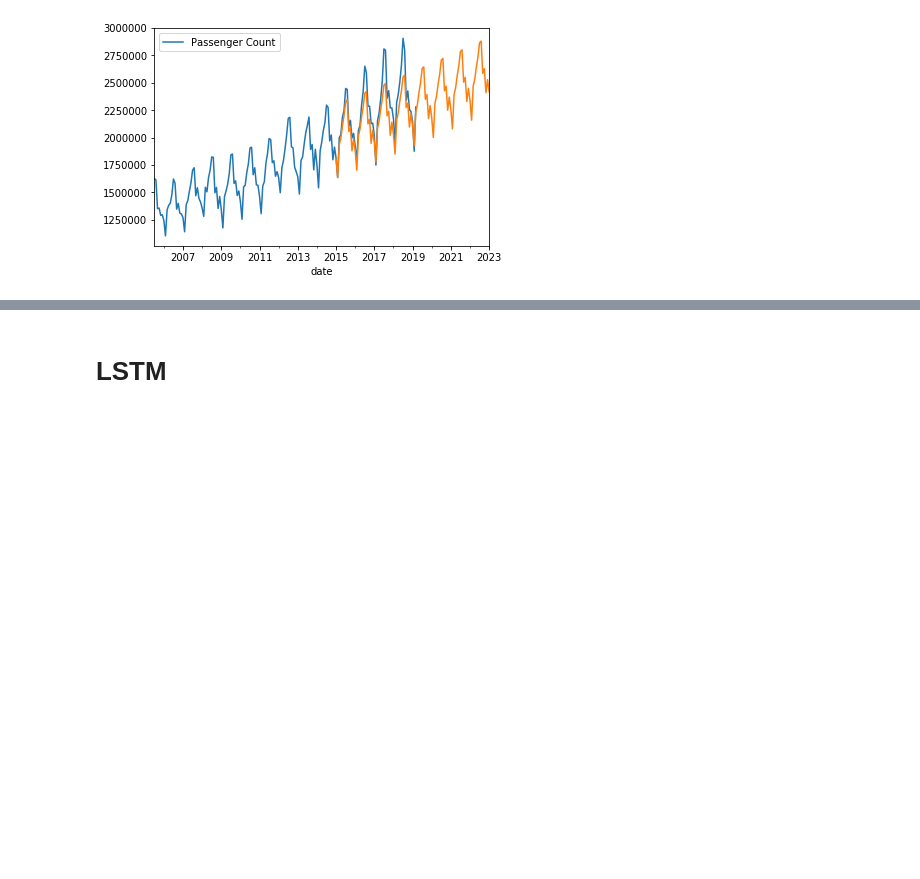
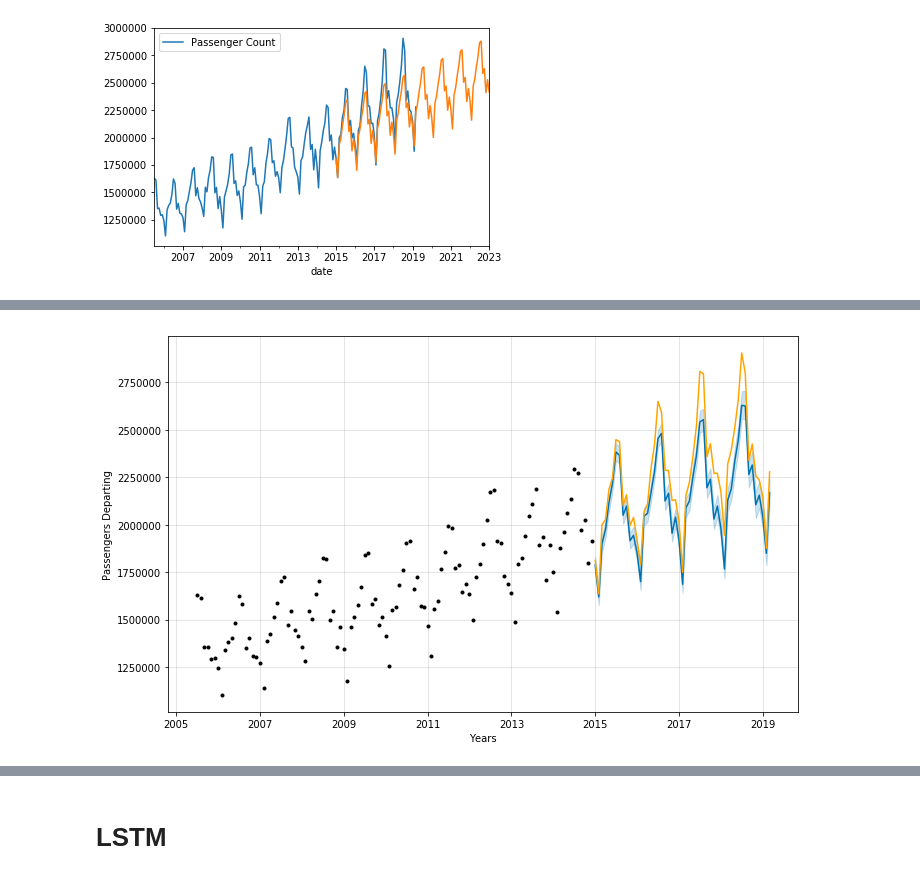
Before and after one commit to Alexandre987/SFO_Time_Series, a Jupyter notebook: Demand_Forecasting.ipynb, the cells around one changed output, grey strips where cells are left out. Drawn from its saved outputs; the diff is of its cells as text; code cells hidden in the pictures; blank space fills up the shorter version.

Commit message:
Added FB Prophet

```diff
--- a/Demand_Forecasting.ipynb
+++ b/Demand_Forecasting.ipynb
@@ -564,0 +603,7 @@ final_sarima_prediction.plot()
+# %%
+# Setting up data in proper format for Prophet
+fb_train = train.reset_index()
+fb_train.columns = ['ds','y']
+# %%
+fb_model = Prophet(seasonality_mode='multiplicative')
+fb_model.fit(fb_train)
@@ -564,0 +616,5 @@ final_sarima_prediction.plot()
+# %%
+fb_test = test.reset_index()
+fb_test.columns = ['ds','y']
+# %%
+forecast = fb_model.predict(fb_test)
@@ -564,0 +630,6 @@ final_sarima_prediction.plot()
+# %%
+# Plot of FBProphet performance (multiplicative) vs the test set
+fb_model.plot(forecast, xlabel = 'Years', ylabel = 'Passengers Departing')
+plt.plot(test.index, test, color = 'orange');
+# %% [output]
+[figure, added]
```
Also changed, not shown: parts of 30 cells of this notebook.
